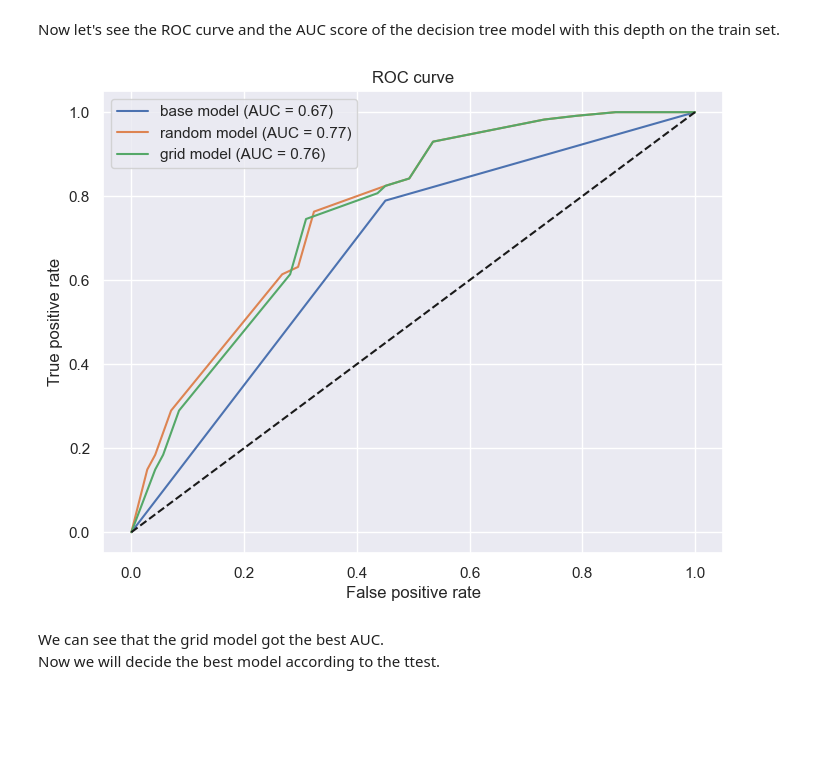
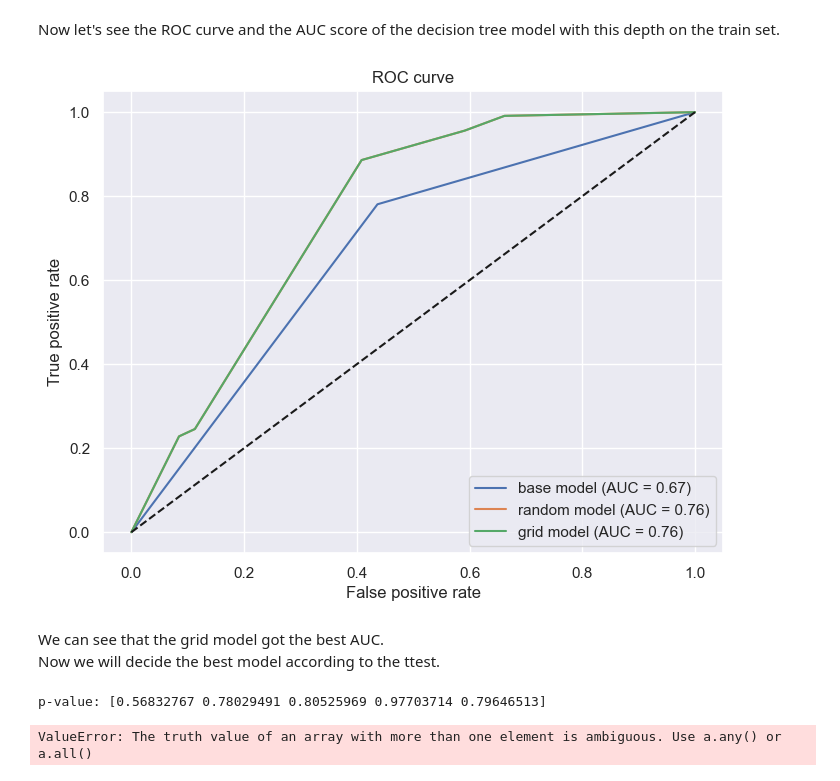
Before and after one commit to Liri-Be/DataMining, a Jupyter notebook: part-2/part2.ipynb, the cells around one changed output. Saved outputs shown, nothing was run; the diff lists cells and outputs as text; code cells hidden in the pictures; blank space fills up the shorter version.

Commit message:
ttest and 78

```diff
--- a/part-2/part2.ipynb
+++ b/part-2/part2.ipynb
@@ -838,3 +878,5 @@ def ttest(model1_metric, model2_metric):
+# %%
+base_tree_model = DecisionTreeClassifier(random_state=42)
 # %% [markdown]
 Check the classic Decision Tree Classifier on our data split to train and validation set.
 # %%
@@ -969,6 +1052,6 @@ clf.get_params()
 # %%
 criterion = ['gini', 'entropy']
-max_depth = list(range(5, 12))
+max_depth = list(range(3, 8))
 min_samples_split = list(range(11, 17))
 min_samples_leaf = list(range(4, 7))
 splitter = ['best', 'random']
@@ -982,9 +1065,11 @@ param_grid = {'criterion': criterion,
 # %%
 X_train, X_test, y_train, y_test = train_test_split(X, y, test_size=0.25, random_state=42)
 
-dt_random = RandomizedSearchCV(estimator=clf, param_distributions=param_grid, n_iter=100, cv=5,
+dt_random = RandomizedSearchCV(estimator=base_tree_model, param_distributions=param_grid, n_iter=100, cv=5,
                                 verbose=2, random_state=42, n_jobs=-1)
 
 dt_random.fit(X_train, y_train)
+
+dt_models['random'] = dt_random.best_estimator_
 # %% [output]
 Fitting 5 folds for each of 100 candidates, totalling 500 fits
@@ -1020,5 +1096,7 @@ presentTree(dt_random.best_estimator_, X)
 # %%
-dt_grid = GridSearchCV(estimator=clf, param_grid=param_grid, cv=5, n_jobs=-1, verbose=2)
+dt_grid = GridSearchCV(estimator=base_tree_model, param_grid=param_grid, cv=5, n_jobs=-1, verbose=2)
 
 dt_grid.fit(X_train, y_train)
+
+dt_models['grid'] = dt_grid.best_estimator_
 # %% [output]
@@ -1053,9 +1124,9 @@ presentTree(dt_grid.best_estimator_, X)
 # %% [markdown]
 Now let's see the ROC curve and the AUC score of the decision tree model with this depth on the train set.
 # %%
-createROC(X_train, y_train, X_test, y_test, [(clf, 'base'), (dt_random.best_estimator_, 'random'), (dt_grid.best_estimator_, 'grid')])
+createROC(X_train, y_train, X_test, y_test, [(base_tree_model, 'base'), (dt_random.best_estimator_, 'random'), (dt_grid.best_estimator_, 'grid')])
 # %% [output]
-[figure, old version]
+[figure, new version]
 # %% [markdown]
 We can see that the grid model got the best AUC.
 Now we will decide the best model according to the ttest.
@@ -1071,0 +1133,12 @@ Now we will decide the best model according to the ttest.
+# %%
+dt_models_metrics = {n: evaluate(X, y, m) for n, m in dt_models.items()}
+
+# check ttest of each metric and each pair of model trees
+combs = combinations(dt_models_metrics.items(), 2)
+for (n1, m_dict1), (n2, m_dict2) in combs:
+    our_metrics = list(filter(lambda x: x!= 'cm', m_dict1.keys()))
+    for metric in our_metrics:
+        ttest(m_dict1[metric], m_dict2[metric], n1, n2)
+# %% [output]
+p-value: [0.56832767 0.78029491 0.80525969 0.97703714 0.79646513]
+ValueError: The truth value of an array with more than one element is ambiguous. Use a.any() or a.all()
```
Also changed, not shown: parts of 30 cells of this notebook.
